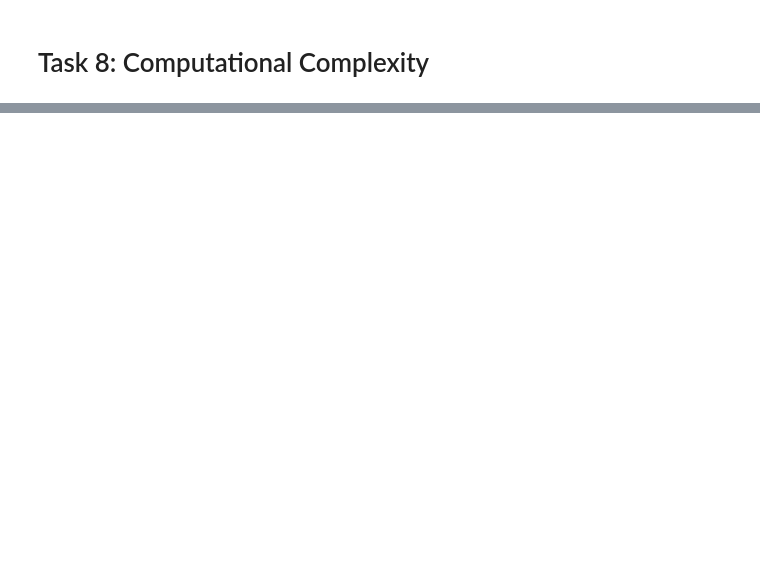
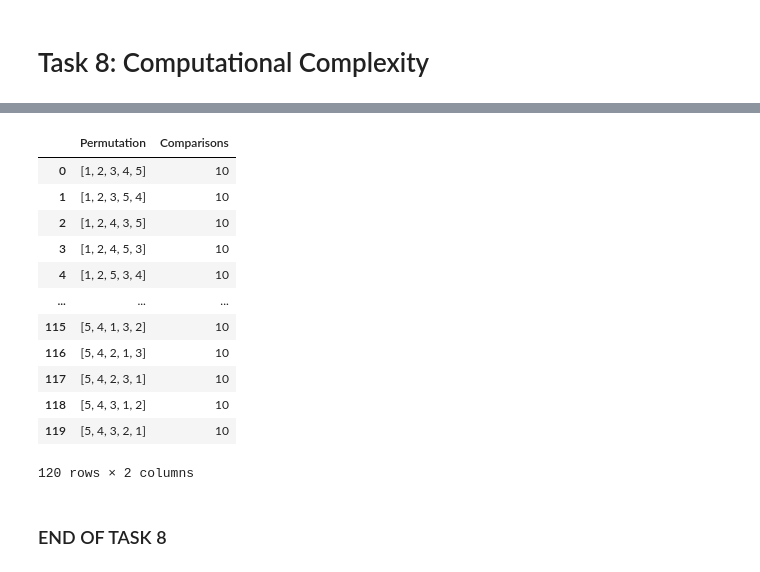
Before and after one commit to MuhammadHinanAli/ComputationalTheory, a Jupyter notebook: tasks.ipynb, the cells around one changed output, grey strips where cells are left out. Drawn from its saved outputs; the diff is of its cells as text; code cells hidden in the pictures; blank space fills up the shorter version.

Commit message:
task 8 completed with markdowns

```diff
--- a/tasks.ipynb
+++ b/tasks.ipynb
@@ -966,0 +991,48 @@ Passed
+# %%
+import itertools
+import pandas as pd
+
+# Modified Bubble Sort that counts the number of comparisons made during sorting
+def bubble_sort(arr):
+    n = len(arr)
+    comparisons = 0  # Initialize comparison counter
+    arr = arr.copy()  # Create a copy to avoid modifying the original array
+    for i in range(n):
+        for j in range(0, n - i - 1):
+            comparisons += 1  # Count this comparison
+            # Swap if elements are in the wrong order
+            if arr[j] > arr[j + 1]:
+                arr[j], arr[j + 1] = arr[j + 1], arr[j]
+    return comparisons  # Return the total number of comparisons
+
+# Input list to be permuted
+L = [1, 2, 3, 4, 5]
+
+# Generate all possible permutations of the list L
+permutations = list(itertools.permutations(L))
+
+# For each permutation, run bubble sort and record the number of comparisons
+results = [(list(p), bubble_sort(list(p))) for p in permutations]
+
+# Create a DataFrame to store permutations and their comparison counts
+df = pd.DataFrame(results, columns=["Permutation", "Comparisons"])
+
+# Display the DataFrame in a nicely formatted table
+from IPython.display import display
+display(df)
+# %% [output]
+|  | Permutation | Comparisons |
+| 0 | [1, 2, 3, 4, 5] | 10 |
+| 1 | [1, 2, 3, 5, 4] | 10 |
+| 2 | [1, 2, 4, 3, 5] | 10 |
+| 3 | [1, 2, 4, 5, 3] | 10 |
+| 4 | [1, 2, 5, 3, 4] | 10 |
+| ... | ... | ... |
+| 115 | [5, 4, 1, 3, 2] | 10 |
+| 116 | [5, 4, 2, 1, 3] | 10 |
+| 117 | [5, 4, 2, 3, 1] | 10 |
+| 118 | [5, 4, 3, 1, 2] | 10 |
+| 119 | [5, 4, 3, 2, 1] | 10 |
+120 rows × 2 columns
+# %% [markdown]
+### END OF TASK 8
```
Also changed, not shown: parts of 9 cells of this notebook.
